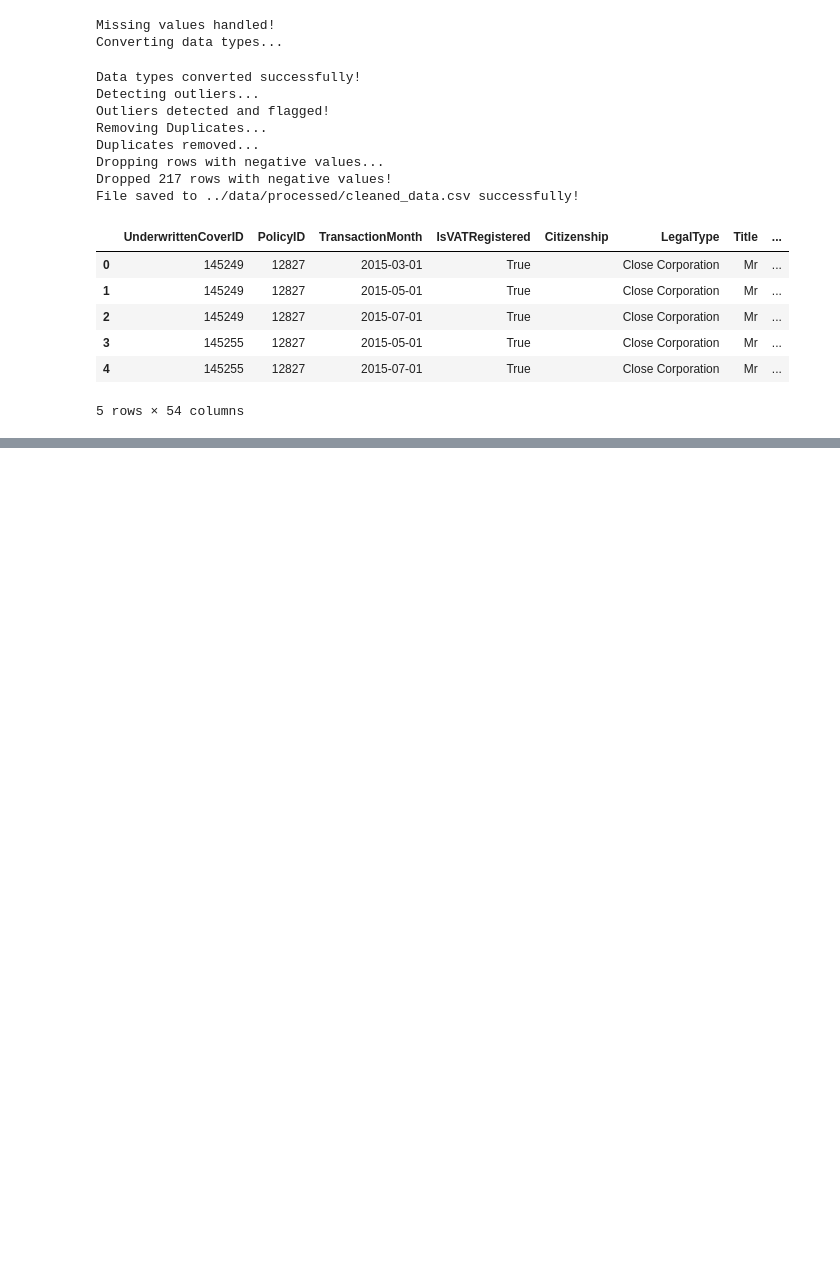
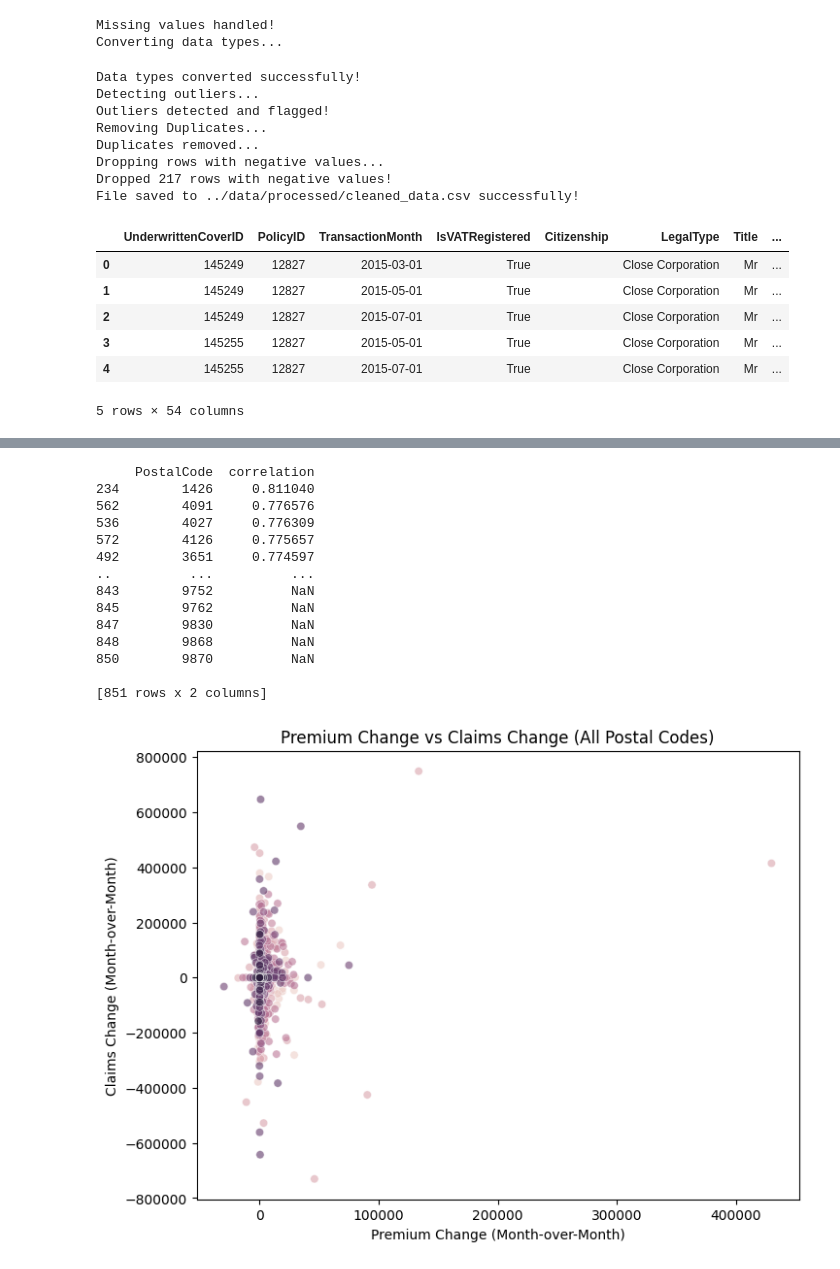
Before and after one commit to Elshaday97/insurance-risk-analysis-week3, a Jupyter notebook: notebooks/insurance_eda.ipynb, the cells around one changed output, grey strips where cells are left out. Saved outputs shown, nothing was run; the diff lists cells and outputs as text; code cells hidden in the pictures; blank space fills up the shorter version.

```diff
--- a/notebooks/insurance_eda.ipynb
+++ b/notebooks/insurance_eda.ipynb
@@ -58,0 +160,64 @@ clean_insurance_df.head()
+# %%
+# Ensure dates
+df= clean_insurance_df.copy(
+
+)
+df["TransactionMonth"] = pd.to_datetime(df["TransactionMonth"])
+
+# --- STEP 1: Monthly aggregation per ZipCode ---
+monthly = (
+    df.groupby(["PostalCode", pd.Grouper(key="TransactionMonth", freq="M")])
+    .agg(TotalPremium=("TotalPremium", "sum"), TotalClaims=("TotalClaims", "sum"))
+    .reset_index()
+)
+
+# --- STEP 2: Compute month-over-month changes ---
+monthly = monthly.sort_values(["PostalCode", "TransactionMonth"])
+
+monthly["premium_change"] = monthly.groupby("PostalCode")["TotalPremium"].diff()
+
+monthly["claims_change"] = monthly.groupby("PostalCode")["TotalClaims"].diff()
+# %%
+correlation_results = (
+    monthly.groupby("PostalCode")
+    .apply(lambda g: g[["premium_change", "claims_change"]].corr().iloc[0, 1])
+    .rename("correlation")
+    .reset_index()
+)
+
+print(correlation_results.sort_values("correlation", ascending=False))
+
+plt.figure(figsize=(8, 6))
+sns.scatterplot(
+    data=monthly, x="premium_change", y="claims_change", hue="PostalCode", alpha=0.6
+)
+plt.title("Premium Change vs Claims Change (All Postal Codes)")
+plt.xlabel("Premium Change (Month-over-Month)")
+plt.ylabel("Claims Change (Month-over-Month)")
+plt.legend([], [], frameon=False)
+plt.show()
+
+corr_matrix = monthly[
+    ["TotalPremium", "TotalClaims", "premium_change", "claims_change"]
+].corr()
+
+plt.figure(figsize=(7, 5))
+sns.heatmap(corr_matrix, annot=True, cmap="coolwarm", vmin=-1, vmax=1)
+plt.title("Correlation Matrix: Premiums & Claims")
+plt.show()
+# %% [output]
+     PostalCode  correlation
+234        1426     0.811040
+562        4091     0.776576
+536        4027     0.776309
+572        4126     0.775657
+492        3651     0.774597
+..          ...          ...
+843        9752          NaN
+845        9762          NaN
+847        9830          NaN
+848        9868          NaN
+850        9870          NaN
+
+[851 rows x 2 columns]
+[figure, added]
```
Also changed, not shown: parts of 8 cells of this notebook, 2 other files.
